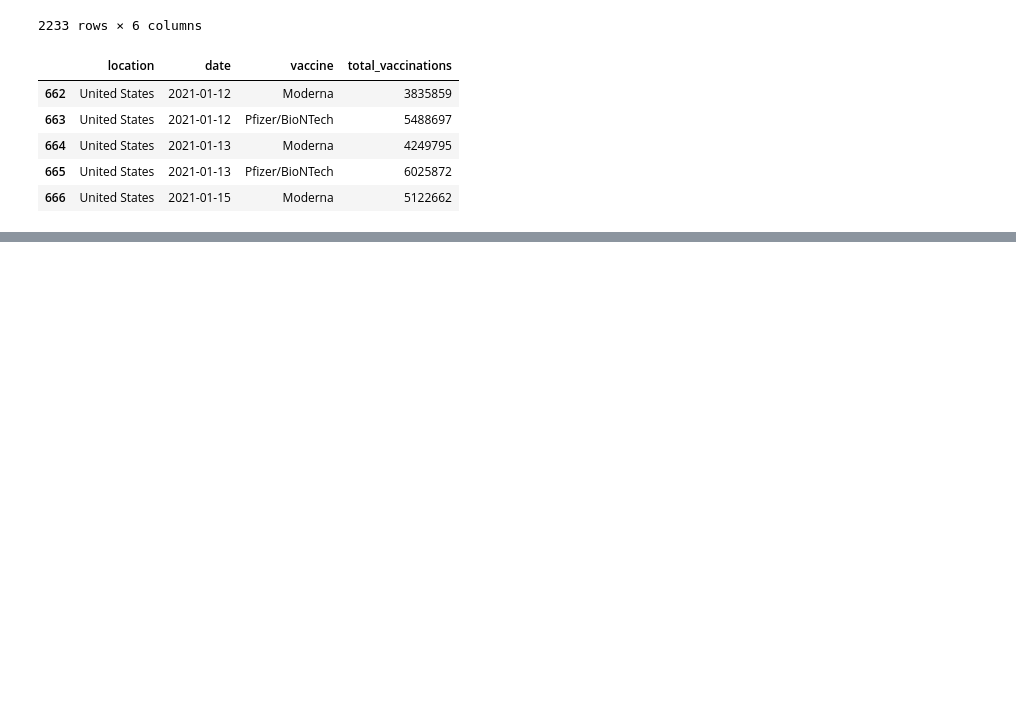
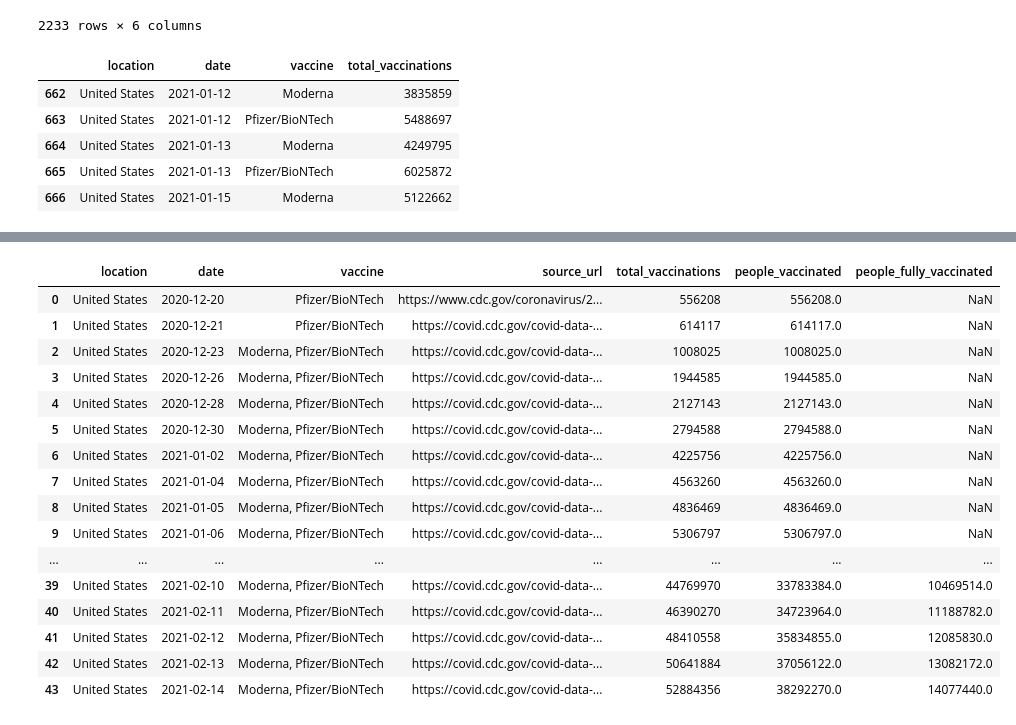
Before and after one commit to tduron3/I_Have_No_Clue, a Jupyter notebook: Project_1.ipynb, the cells around one changed output, grey strips where cells are left out. Cells and saved outputs as stored; diff of their text form; code cells hidden in the pictures; blank space fills up the shorter version.

Commit message:
Retrieving New Data

```diff
--- a/Project_1.ipynb
+++ b/Project_1.ipynb
@@ -398,0 +413,24 @@ vac_man_us_df.head()
+# %%
+# Import Current Data for Vaccinations Administered by Manufacturer
+vac_man_admin_all_df = pd.read_csv(r'https://raw.githubusercontent.com/owid/covid-19-data/master/public/data/vaccinations/country_data/United%20States.csv')
+
+# Print
+vac_man_admin_all_df
+# %% [output]
+|  | location | date | vaccine | source_url | total_vaccinations | people_vaccinated | people_fully_vaccinated |
+| 0 | United States | 2020-12-20 | Pfizer/BioNTech | https://www.cdc.gov/coronavirus/2... | 556208 | 556208.0 | NaN |
+| 1 | United States | 2020-12-21 | Pfizer/BioNTech | https://covid.cdc.gov/covid-data-... | 614117 | 614117.0 | NaN |
+| 2 | United States | 2020-12-23 | Moderna, Pfizer/BioNTech | https://covid.cdc.gov/covid-data-... | 1008025 | 1008025.0 | NaN |
+| 3 | United States | 2020-12-26 | Moderna, Pfizer/BioNTech | https://covid.cdc.gov/covid-data-... | 1944585 | 1944585.0 | NaN |
+| 4 | United States | 2020-12-28 | Moderna, Pfizer/BioNTech | https://covid.cdc.gov/covid-data-... | 2127143 | 2127143.0 | NaN |
+| 5 | United States | 2020-12-30 | Moderna, Pfizer/BioNTech | https://covid.cdc.gov/covid-data-... | 2794588 | 2794588.0 | NaN |
+| 6 | United States | 2021-01-02 | Moderna, Pfizer/BioNTech | https://covid.cdc.gov/covid-data-... | 4225756 | 4225756.0 | NaN |
+| 7 | United States | 2021-01-04 | Moderna, Pfizer/BioNTech | https://covid.cdc.gov/covid-data-... | 4563260 | 4563260.0 | NaN |
+| 8 | United States | 2021-01-05 | Moderna, Pfizer/BioNTech | https://covid.cdc.gov/covid-data-... | 4836469 | 4836469.0 | NaN |
+| 9 | United States | 2021-01-06 | Moderna, Pfizer/BioNTech | https://covid.cdc.gov/covid-data-... | 5306797 | 5306797.0 | NaN |
+| ... | ... | ... | ... | ... | ... | ... | ... |
+| 39 | United States | 2021-02-10 | Moderna, Pfizer/BioNTech | https://covid.cdc.gov/covid-data-... | 44769970 | 33783384.0 | 10469514.0 |
+| 40 | United States | 2021-02-11 | Moderna, Pfizer/BioNTech | https://covid.cdc.gov/covid-data-... | 46390270 | 34723964.0 | 11188782.0 |
+| 41 | United States | 2021-02-12 | Moderna, Pfizer/BioNTech | https://covid.cdc.gov/covid-data-... | 48410558 | 35834855.0 | 12085830.0 |
+| 42 | United States | 2021-02-13 | Moderna, Pfizer/BioNTech | https://covid.cdc.gov/covid-data-... | 50641884 | 37056122.0 | 13082172.0 |
+| 43 | United States | 2021-02-14 | Moderna, Pfizer/BioNTech | https://covid.cdc.gov/covid-data-... | 52884356 | 38292270.0 | 14077440.0 |
```
Also changed, not shown: parts of 2 cells of this notebook.
